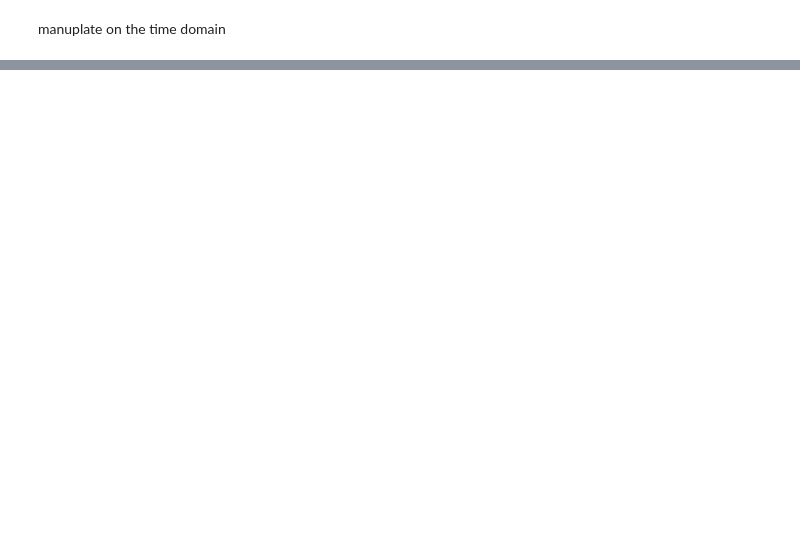
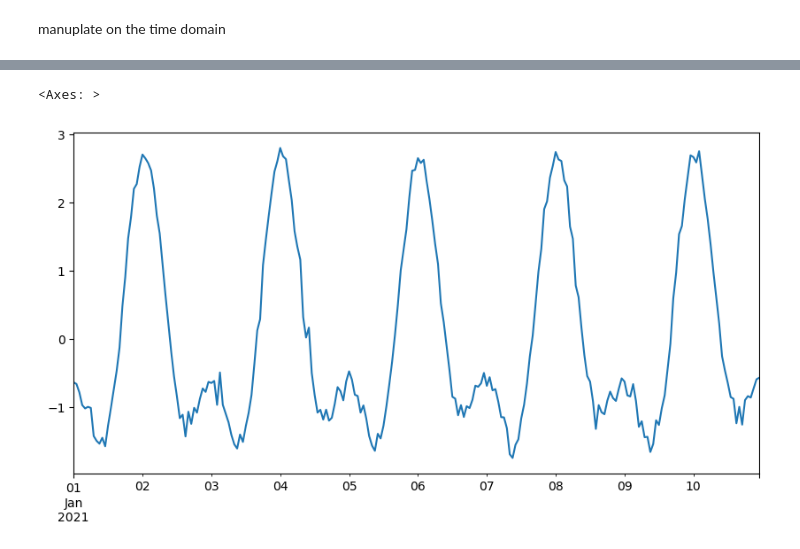
Before and after one commit to WillWang1113/Moving-Average-Diffusion, a Jupyter notebook: notebooks/test.ipynb, the cells around one changed output, grey strips where cells are left out. Saved outputs shown, nothing was run; the diff lists cells and outputs as text; code cells hidden in the pictures; blank space fills up the shorter version.

```diff
--- a/notebooks/test.ipynb
+++ b/notebooks/test.ipynb
@@ -551,0 +551,42 @@ df.to_csv('/home/user/data/FrequencyDiffusion/dataset/MFRED.csv')
+# %%
+import numpy as np
+import pandas as pd
+import matplotlib.pyplot as plt
+import json
+
+from gluonts.dataset.repository import get_dataset, dataset_names
+from gluonts.dataset.util import to_pandas
+
+from gluonts.dataset.common import ListDataset
+from gluonts.torch import SimpleFeedForwardEstimator
+from gluonts.evaluation import make_evaluation_predictions
+from gluonts.evaluation import Evaluator
+import numpy as np
+import pandas as pd
+import matplotlib.pyplot as plt
+
+
+def generate_single_ts(date_range, item_id=None) -> pd.DataFrame:
+    """create sum of `n_f` sin/cos curves with random scale and phase."""
+    n_f = 2
+    period = np.array([24 / (i + 1) for i in range(n_f)]).reshape(1, n_f)
+    scale = np.random.normal(1, 0.3, size=(1, n_f))
+    phase = 2 * np.pi * np.random.uniform(size=(1, n_f))
+    periodic_f = lambda x: scale * np.sin(np.pi * x / period + phase)
+
+    t = np.arange(0, len(date_range)).reshape(-1, 1)
+    target = periodic_f(t).sum(axis=1) + np.random.normal(0, 0.1, size=len(t))
+    ts = pd.DataFrame({"target": target}, index=date_range)
+    if item_id is not None:
+        ts["item_id"] = item_id
+    return ts
+
+prediction_length, freq = 24, "1H"
+T = 10 * prediction_length
+date_range = pd.date_range("2021-01-01", periods=T, freq=freq)
+ts = generate_single_ts(date_range)
+
+print("ts.shape:", ts.shape)
+print(ts.head())
+ts.loc[:, "target"].plot(figsize=(10, 5))
+# %% [output]
@@ -551,0 +600,2 @@ df.to_csv('/home/user/data/FrequencyDiffusion/dataset/MFRED.csv')
+<Axes: >
+[figure, added]
```
Also changed, not shown: parts of 27 cells of this notebook, 10 other files.
